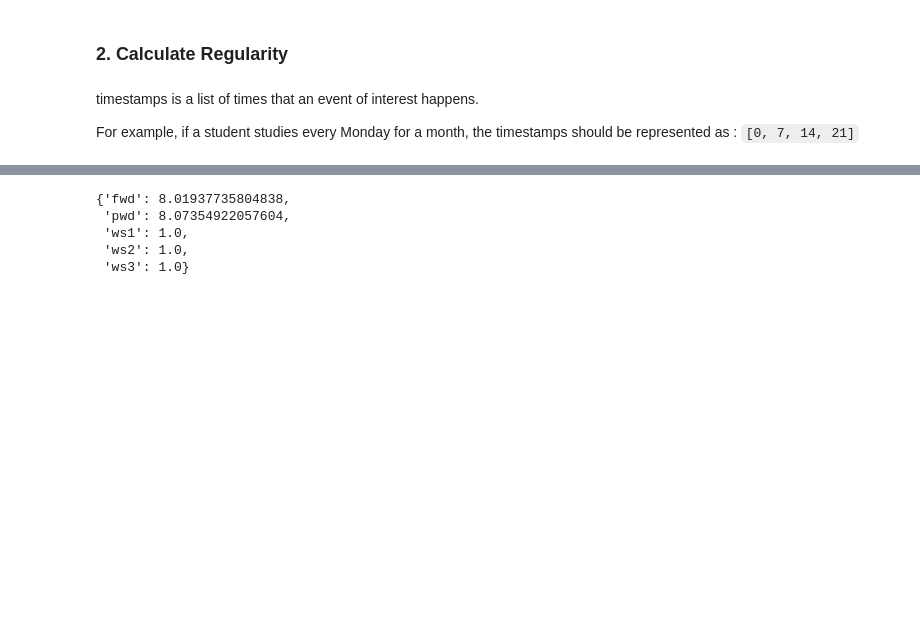
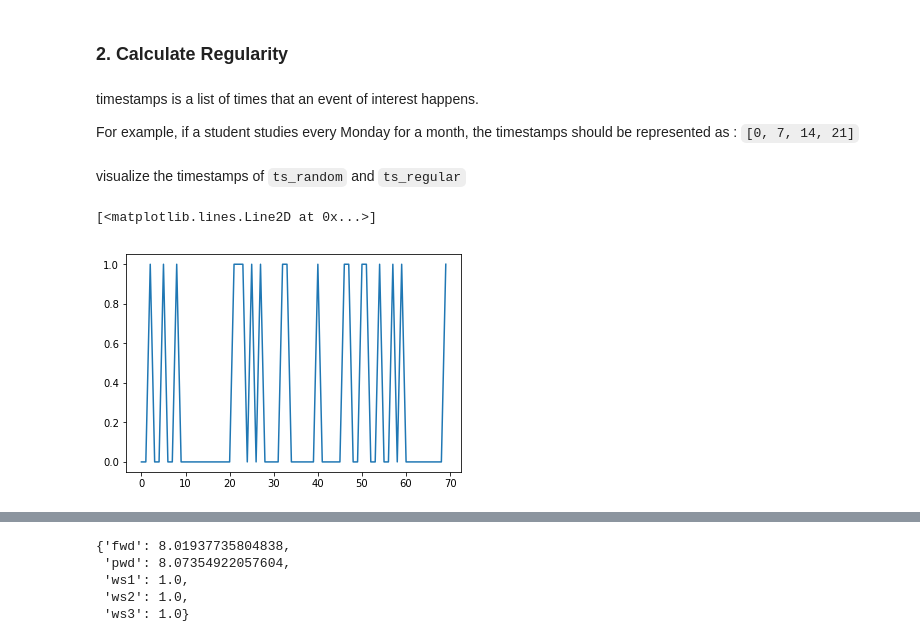
Before and after one commit to banchisme/clickfeatures, a Jupyter notebook: doc/regularity_example.ipynb, the cells around one changed output, grey strips where cells are left out. Cells and saved outputs as stored; diff of their text form; code cells hidden in the pictures; blank space fills up the shorter version.

```diff
--- a/doc/regularity_example.ipynb
+++ b/doc/regularity_example.ipynb
@@ -48,3 +48,20 @@ def timeseries_to_timestamps(ts, threshold=0.5):
 # %%
 ts_random = timeseries_to_timestamps(ts_random)
 ts_regular = timeseries_to_timestamps(ts_regular)
+# %% [markdown]
+visualize the timestamps of `ts_random` and `ts_regular`
+# %%
+def fill_missing_with_zero(timestamps, end):
+    r"""fill the timestamps with 0s in between"""
+    res = []
+    for t in range(end):
+        if t not in timestamps:
+            res.append(0)
+        else:
+            res.append(1)
+    return res
+# %%
+plt.plot(range(size), fill_missing_with_zero(ts_random, size))
+# %% [output]
+[<matplotlib.lines.Line2D at 0x...>]
+[figure, added]
```
Also changed, not shown: parts of 5 cells of this notebook, 2 other files.
